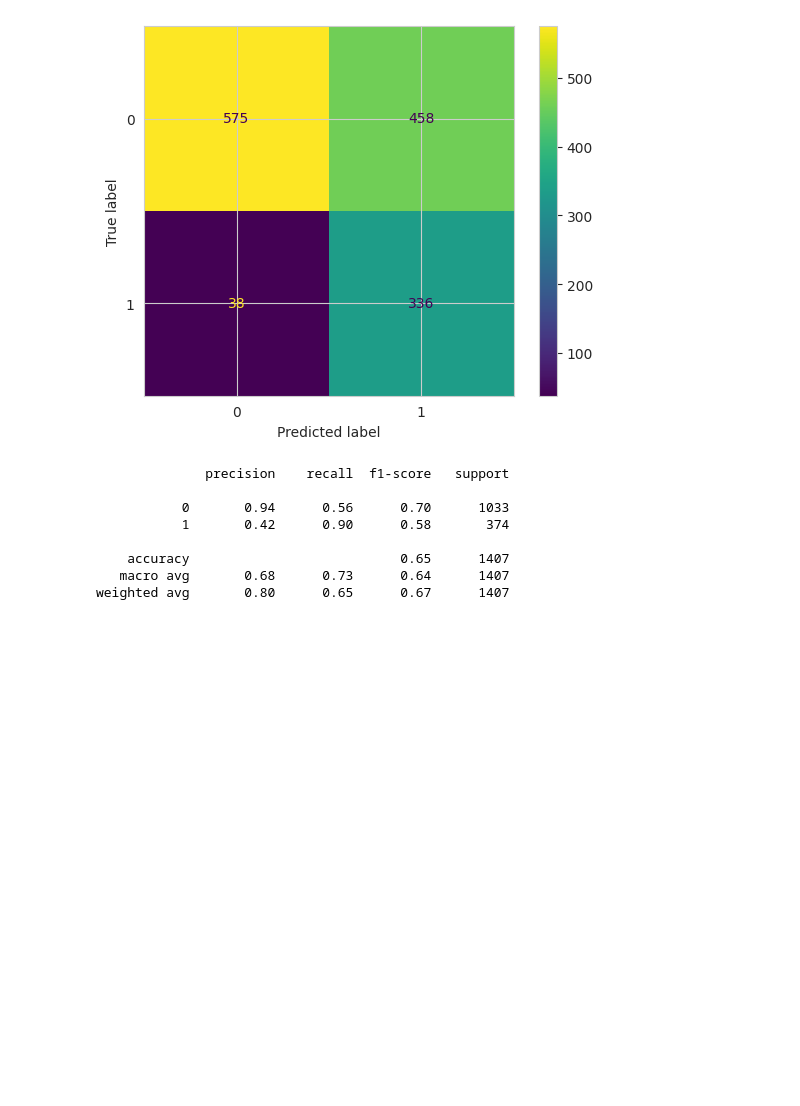
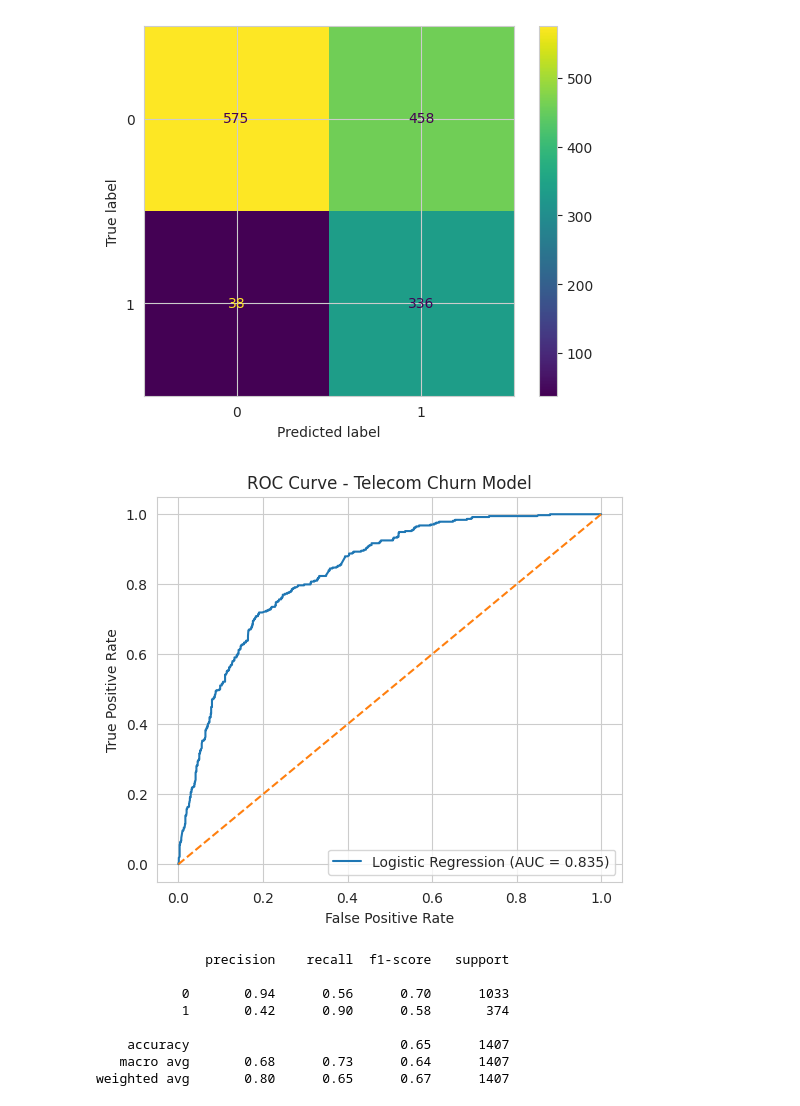
Before and after one commit to Sagarjain93/Machine-Learning-Portfolio, a Jupyter notebook: 03_ML_Practice/Customer_Churn_In_Telecom/Customer_Churn_Telecom.ipynb, the cells around one changed output. Saved outputs shown, nothing was run; the diff lists cells and outputs as text; code cells hidden in the pictures; blank space fills up the shorter version.

Commit message:
Updated Auc-Roc curve for final model

```diff
--- a/03_ML_Practice/Customer_Churn_In_Telecom/Customer_Churn_Telecom.ipynb
+++ b/03_ML_Practice/Customer_Churn_In_Telecom/Customer_Churn_Telecom.ipynb
@@ -2825,6 +2825,33 @@ disp.plot()
 # %% [output]
 <sklearn.metrics._plot.confusion_matrix.ConfusionMatrixDisplay at 0x...>
 [figure]
+# %%
+from sklearn.metrics import roc_curve, roc_auc_score
+import matplotlib.pyplot as plt
+
+# Predict probabilities
+y_prob = best_log.predict_proba(X_test_scaled)[:,1]
+
+# Calculate ROC values
+fpr, tpr, thresholds = roc_curve(y_test, y_prob)
+
+# Calculate AUC score
+roc_auc = roc_auc_score(y_test, y_prob)
+
+# Plot ROC Curve
+plt.figure(figsize=(6,5))
+
+plt.plot(fpr, tpr, label=f"Logistic Regression (AUC = {roc_auc:.3f})")
+plt.plot([0,1], [0,1], linestyle='--')
+
+plt.xlabel("False Positive Rate")
+plt.ylabel("True Positive Rate")
+plt.title("ROC Curve - Telecom Churn Model")
+
+plt.legend()
+plt.show()
+# %% [output]
+[figure, added]
 # %%
 print(classification_report(y_test, y_pred_final))
 # %% [output]
```
Also changed, not shown: parts of 1 cell of this notebook.
